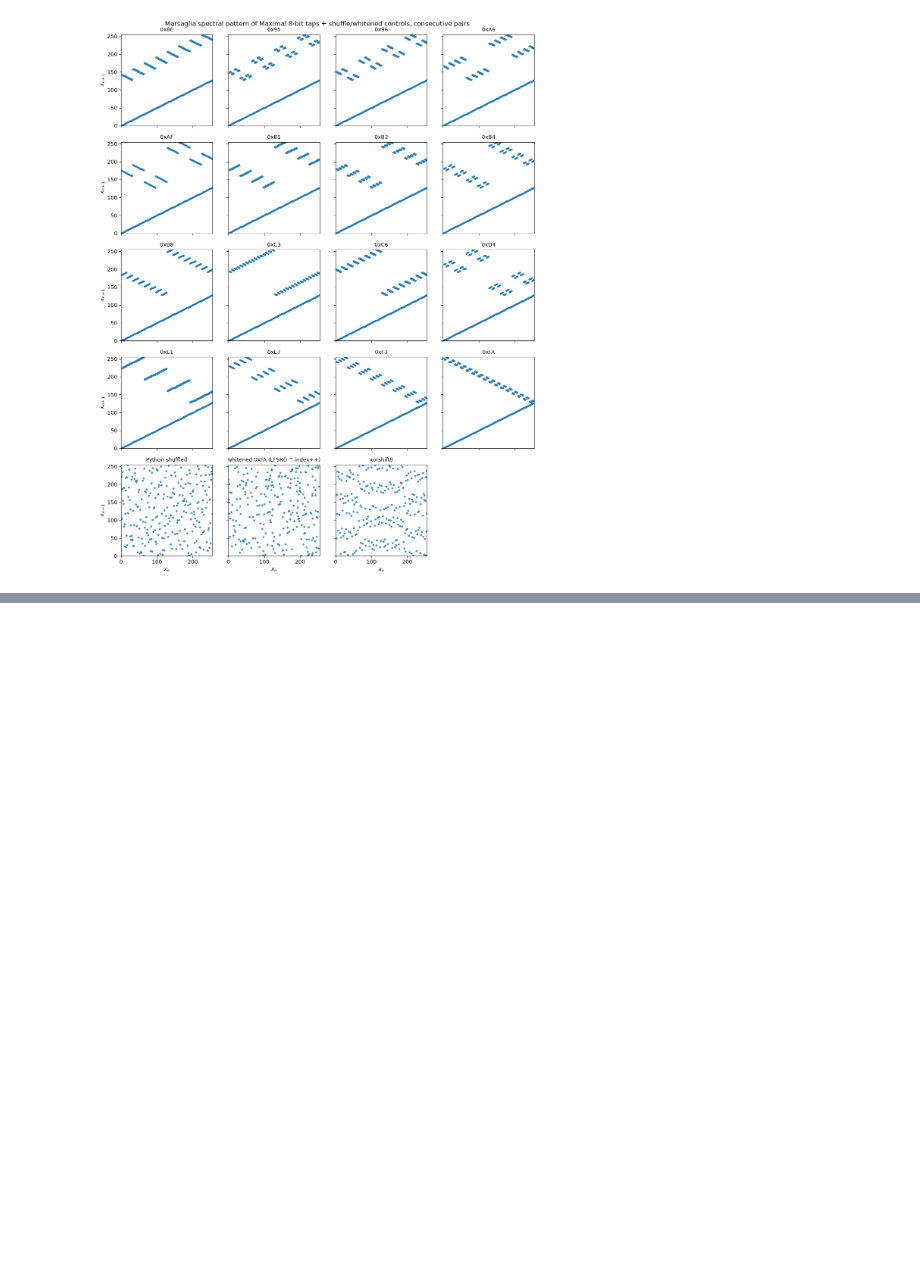
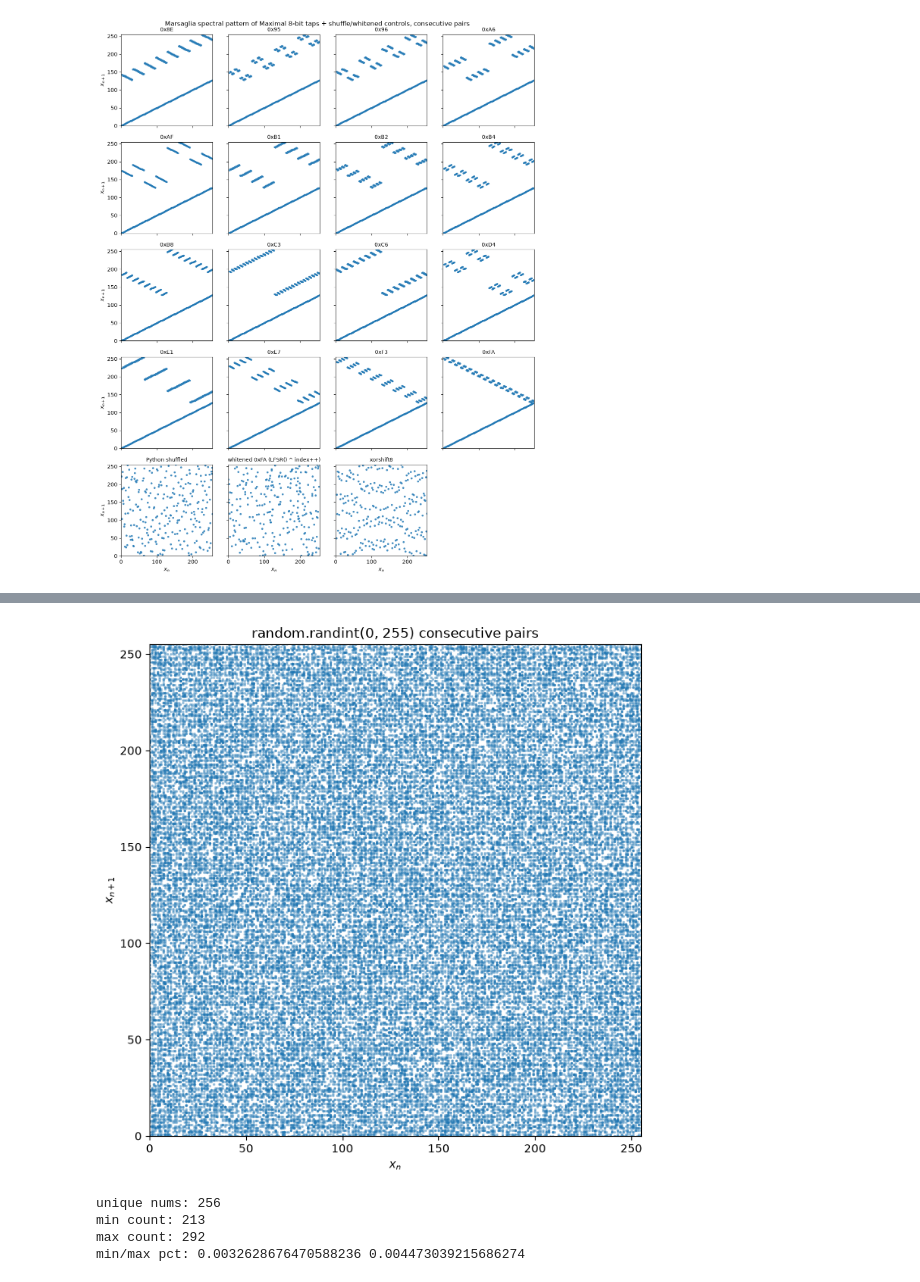
Before and after one commit to VroomDev/ti85, a Jupyter notebook: vic20engine/rng8bit.ipynb, the cells around one changed output, grey strips where cells are left out. Cells and saved outputs as stored; diff of their text form; code cells hidden in the pictures; blank space fills up the shorter version.

```diff
--- a/vic20engine/rng8bit.ipynb
+++ b/vic20engine/rng8bit.ipynb
@@ -687,0 +734,28 @@ plt.show()
+# %%
+# Control: same length, uniform random 0..255, consecutive pairs.
+rand_vals = [random.randint(0, 255) for _ in range(len(all_vals))]
+
+fig, ax = plt.subplots(figsize=(7, 7))
+ax.scatter(rand_vals[:-1], rand_vals[1:], s=2, alpha=0.35)
+ax.set_xlim(0, 255)
+ax.set_ylim(0, 255)
+ax.set_aspect("equal")
+ax.set_xlabel(r"$x_n$")
+ax.set_ylabel(r"$x_{n+1}$")
+ax.set_title("random.randint(0, 255) consecutive pairs")
+fig.tight_layout()
+plt.show()
+
+counts_by_num = Counter(rand_vals)  # num -> count(*)
+pcts = [count / float(n) for count in counts_by_num.values()]  # count(*) / (250*256)
+
+print("unique nums:", len(counts_by_num))
+print("min count:", min(counts_by_num.values()))
+print("max count:", max(counts_by_num.values()))
+print("min/max pct:", min(pcts), max(pcts))
+# %% [output]
+[figure, added]
+unique nums: 256
+min count: 213
+max count: 292
+min/max pct: 0.0032628676470588236 0.004473039215686274
```
Also changed, not shown: parts of 3 cells of this notebook, 42 other files.
